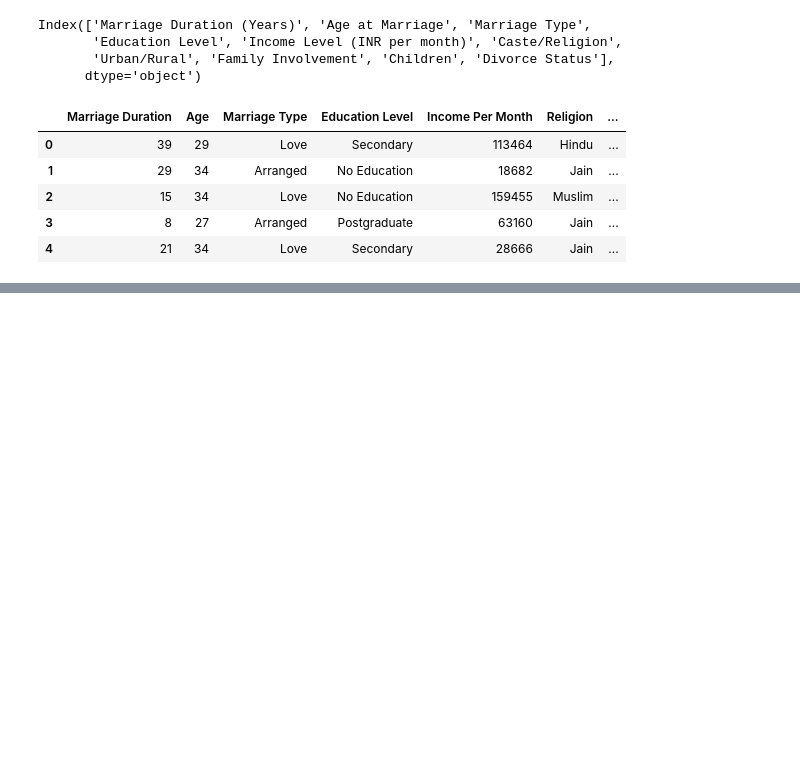
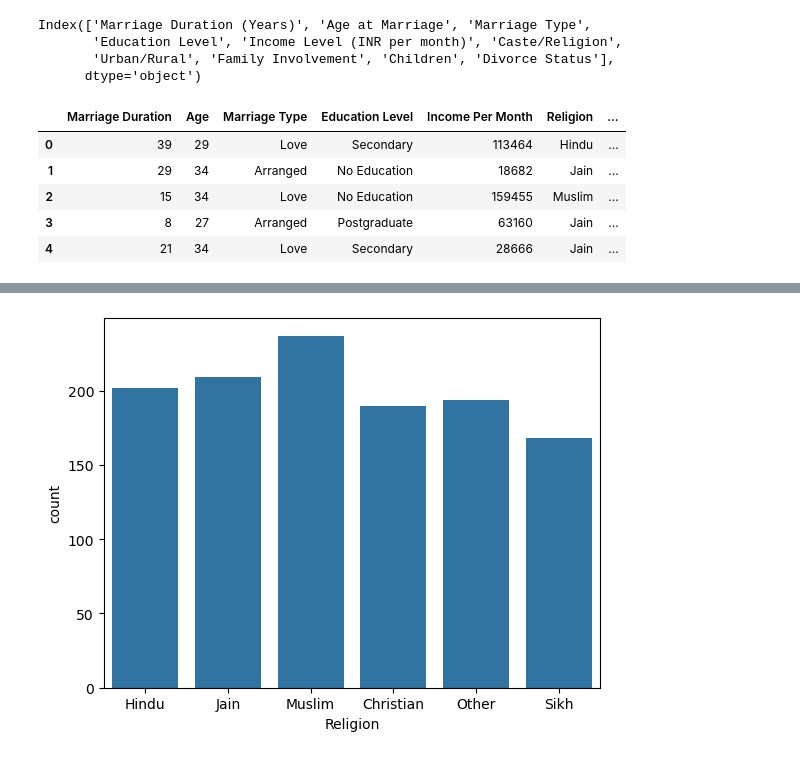
Before and after one commit to manishbhatia7/ML-Projects, a Jupyter notebook: Practice Datasets/Indian Marriage and Divorce/notebook.ipynb, the cells around one changed output, grey strips where cells are left out. Saved outputs shown, nothing was run; the diff lists cells and outputs as text; code cells hidden in the pictures; blank space fills up the shorter version.

```diff
--- a/Practice Datasets/Indian Marriage and Divorce/notebook.ipynb
+++ b/Practice Datasets/Indian Marriage and Divorce/notebook.ipynb
@@ -38,0 +93,5 @@ data.head()
+# %%
+sns.countplot(x='Religion',data=data,orient='h')
+plt.show()
+# %% [output]
+[figure, added]
```
Also changed, not shown: parts of 15 cells of this notebook.
